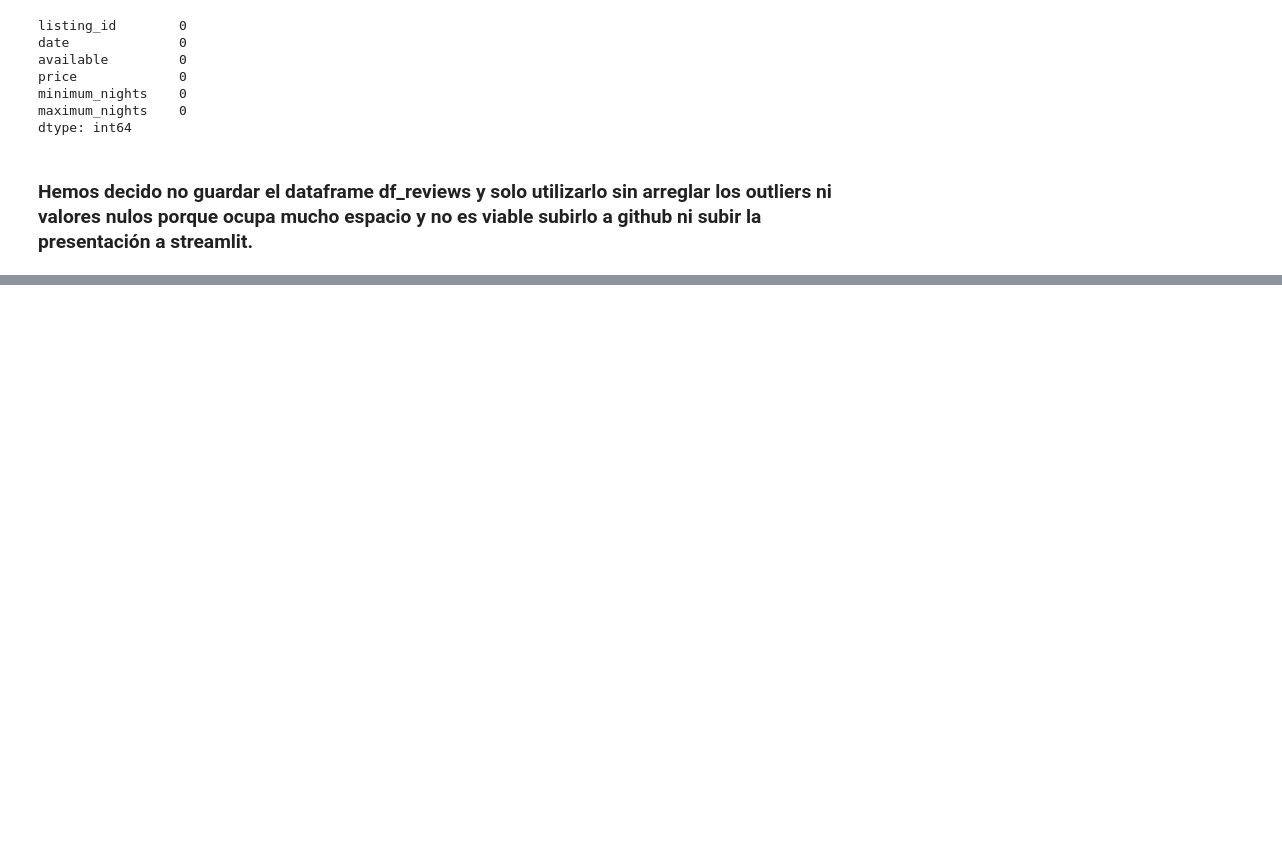
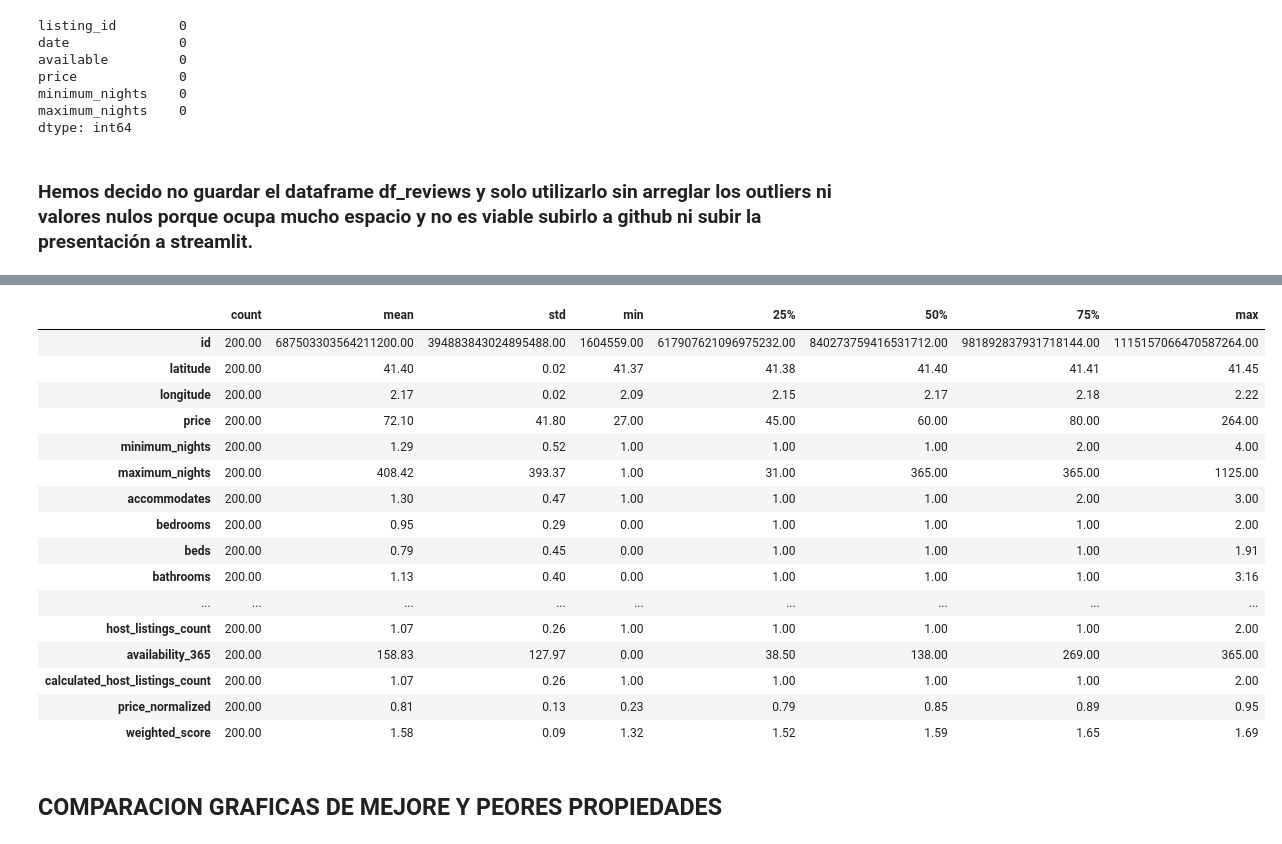
Before and after one commit to JuliAlejandroBrionesMorales/Airbnb_Barcelona, a Jupyter notebook: 1. Analisis_valores_nulos.ipynb, the cells around one changed output, grey strips where cells are left out. Cells and saved outputs as stored; diff of their text form; code cells hidden in the pictures; blank space fills up the shorter version.

```diff
--- a/1. Analisis_valores_nulos.ipynb
+++ b/1. Analisis_valores_nulos.ipynb
@@ -671,0 +1582,22 @@ Archivos Feather guardados en la carpeta: /Users/juliobrionesmorales/Documents/G
+# %%
+bottom_200.describe().T
+# %% [output]
+|  | count | mean | std | min | 25% | 50% | 75% | max |
+| id | 200.00 | 687503303564211200.00 | 394883843024895488.00 | 1604559.00 | 617907621096975232.00 | 840273759416531712.00 | 981892837931718144.00 | 1115157066470587264.00 |
+| latitude | 200.00 | 41.40 | 0.02 | 41.37 | 41.38 | 41.40 | 41.41 | 41.45 |
+| longitude | 200.00 | 2.17 | 0.02 | 2.09 | 2.15 | 2.17 | 2.18 | 2.22 |
+| price | 200.00 | 72.10 | 41.80 | 27.00 | 45.00 | 60.00 | 80.00 | 264.00 |
+| minimum_nights | 200.00 | 1.29 | 0.52 | 1.00 | 1.00 | 1.00 | 2.00 | 4.00 |
+| maximum_nights | 200.00 | 408.42 | 393.37 | 1.00 | 31.00 | 365.00 | 365.00 | 1125.00 |
+| accommodates | 200.00 | 1.30 | 0.47 | 1.00 | 1.00 | 1.00 | 2.00 | 3.00 |
+| bedrooms | 200.00 | 0.95 | 0.29 | 0.00 | 1.00 | 1.00 | 1.00 | 2.00 |
+| beds | 200.00 | 0.79 | 0.45 | 0.00 | 1.00 | 1.00 | 1.00 | 1.91 |
+| bathrooms | 200.00 | 1.13 | 0.40 | 0.00 | 1.00 | 1.00 | 1.00 | 3.16 |
+| ... | ... | ... | ... | ... | ... | ... | ... | ... |
+| host_listings_count | 200.00 | 1.07 | 0.26 | 1.00 | 1.00 | 1.00 | 1.00 | 2.00 |
+| availability_365 | 200.00 | 158.83 | 127.97 | 0.00 | 38.50 | 138.00 | 269.00 | 365.00 |
+| calculated_host_listings_count | 200.00 | 1.07 | 0.26 | 1.00 | 1.00 | 1.00 | 1.00 | 2.00 |
+| price_normalized | 200.00 | 0.81 | 0.13 | 0.23 | 0.79 | 0.85 | 0.89 | 0.95 |
+| weighted_score | 200.00 | 1.58 | 0.09 | 1.32 | 1.52 | 1.59 | 1.65 | 1.69 |
+# %% [markdown]
+## COMPARACION GRAFICAS DE MEJORE Y PEORES PROPIEDADES
```
Also changed, not shown: parts of 248 cells of this notebook, 10 other files.
